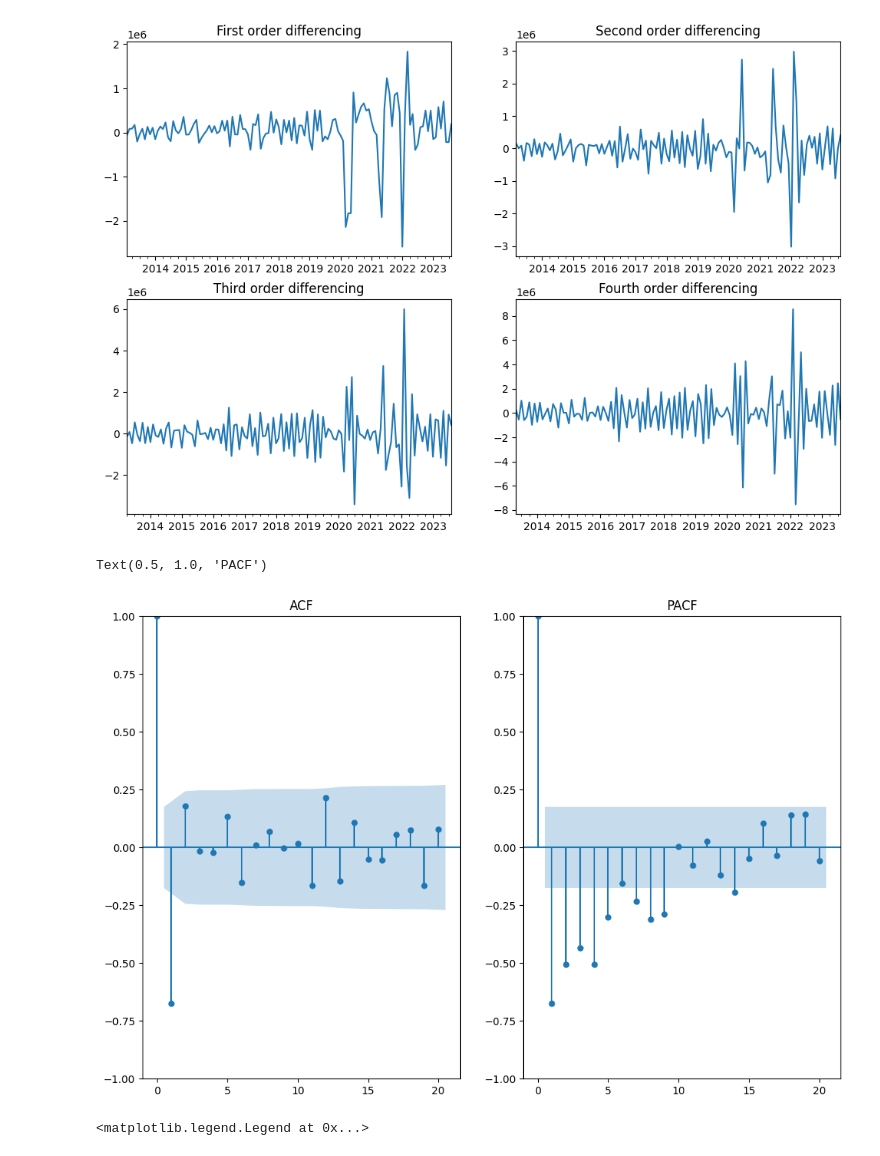
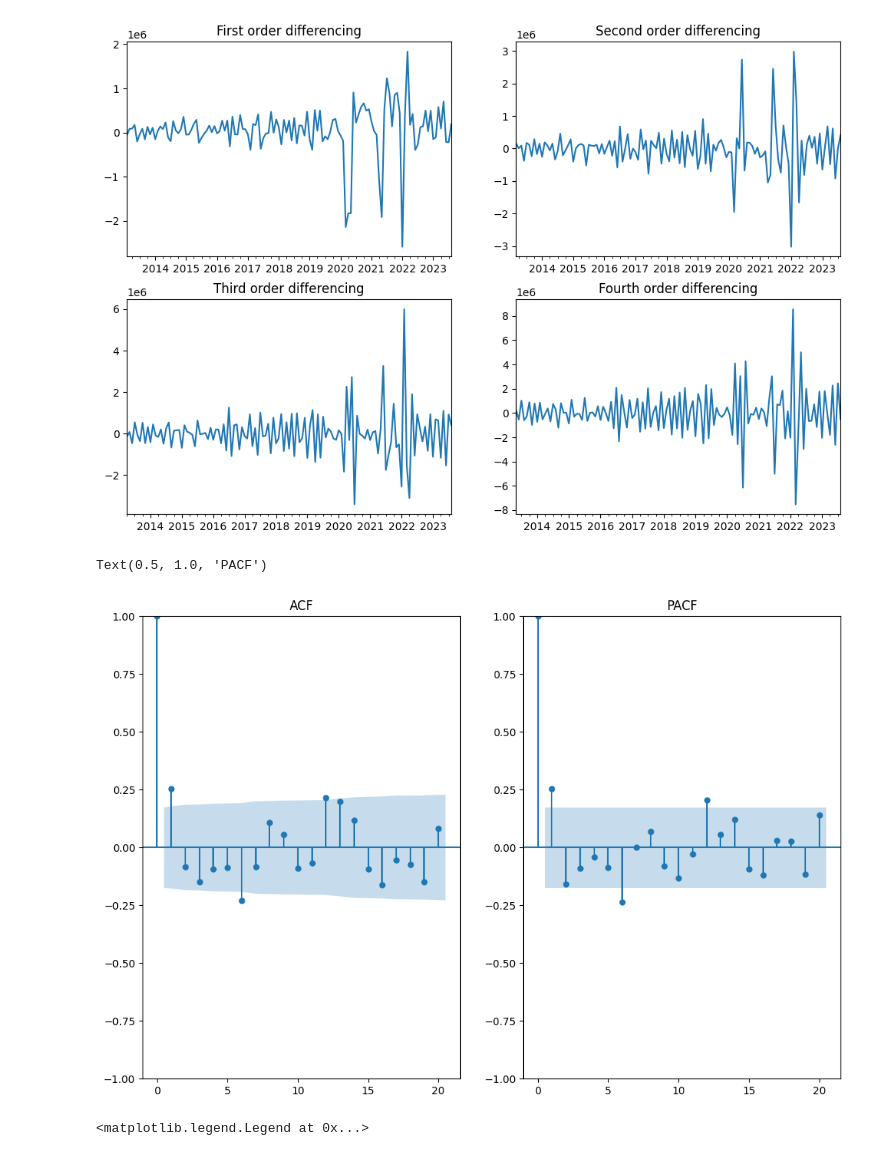
Before and after one commit to dheerajkumar2005/Time-Series-Forecasting-and-Modeling, a Jupyter notebook: Q2/2-1-a.ipynb, the cells around one changed output. Cells and saved outputs as stored; diff of their text form; code cells hidden in the pictures.

```diff
--- a/Q2/2-1-a.ipynb
+++ b/Q2/2-1-a.ipynb
@@ -116,13 +116,13 @@ fourth_diff.plot(ax=ax[1, 1], title='Fourth order differencing')
 [figure]
 # %%
 fig, ax = plt.subplots(1, 2, figsize=(12, 8))
-plot_acf(fourth_diff, lags=20, ax=ax[0])
-plot_pacf(fourth_diff, lags=20, ax=ax[1])
+plot_acf(first_diff, lags=20, ax=ax[0])
+plot_pacf(first_diff, lags=20, ax=ax[1])
 ax[0].set_title('ACF')
 ax[1].set_title('PACF')
 # %% [output]
 Text(0.5, 1.0, 'PACF')
-[figure, old version]
+[figure, new version]
 # %%
 y_train, y_test = temporal_train_test_split(y, test_size=20)
 # %%
```
Also changed, not shown: parts of 1 cell of this notebook, 2 other files.
